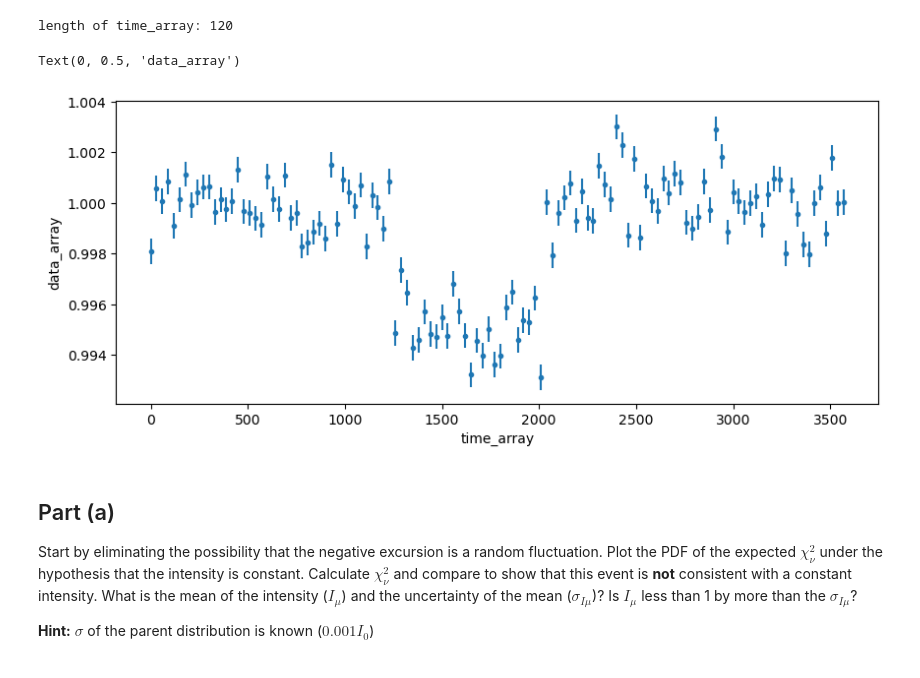
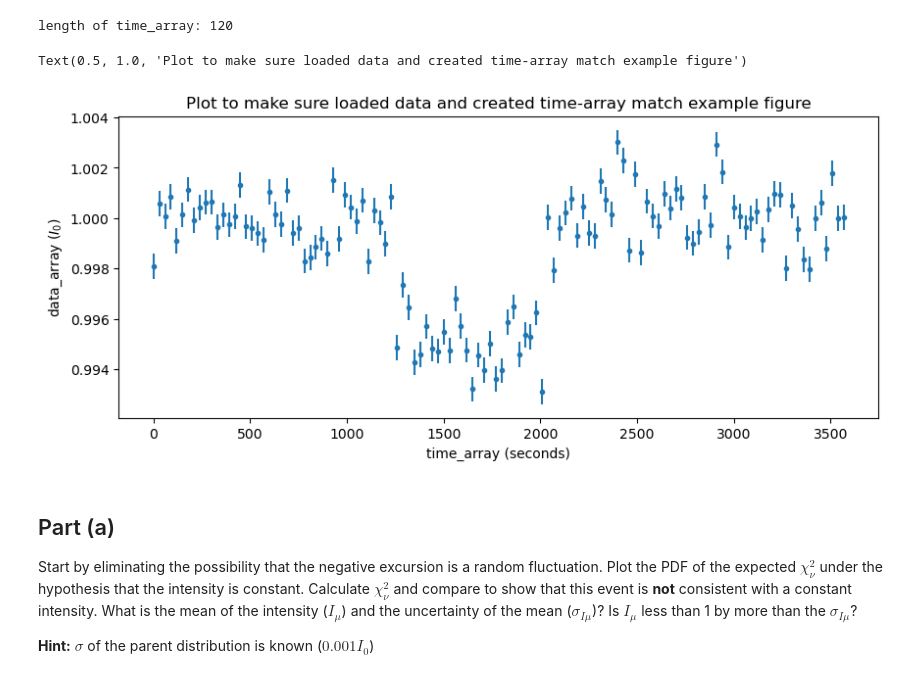
Before and after one commit to Rokkaan5/Code-Reference-Notebook, a Jupyter notebook: CU-Boulder/AstroPhys/HW/hw4/hw4.ipynb, the cells around one changed output. Saved outputs shown, nothing was run; the diff lists cells and outputs as text; code cells hidden in the pictures.

```diff
--- a/CU-Boulder/AstroPhys/HW/hw4/hw4.ipynb
+++ b/CU-Boulder/AstroPhys/HW/hw4/hw4.ipynb
@@ -222,12 +210,13 @@ length of time_array: 120
 # %%
 # plot (with error bars)
 plt.figure(figsize=(10,4))
 plt.errorbar(time_array,data_array,yerr=0.0005*data_array,fmt='.')
-plt.xlabel('time_array')
-plt.ylabel('data_array')
+plt.xlabel('time_array (seconds)')
+plt.ylabel('data_array ($I_0$)')
+plt.title("Plot to make sure loaded data and created time-array match example figure")
 # %% [output]
-Text(0, 0.5, 'data_array')
+Text(0.5, 1.0, 'Plot to make sure loaded data and created time-array match example figure')
-[figure, old version]
+[figure, new version]
 # %% [markdown]
 ## Part (a)
 Start by eliminating the possibility that the negative excursion is a random fluctuation. Plot the PDF of the expected $\chi_\nu^2$ under the hypothesis that the intensity is constant. Calculate $\chi_\nu^2$ and compare to show that this event is **not** consistent with a constant intensity. What is the mean of the intensity ($I_\mu$) and the uncertainty of the mean ($\sigma_{I\mu}$)? Is $I_\mu$ less than 1 by more than the $\sigma_{I\mu}$?
```
Also changed, not shown: parts of 7 cells of this notebook.
